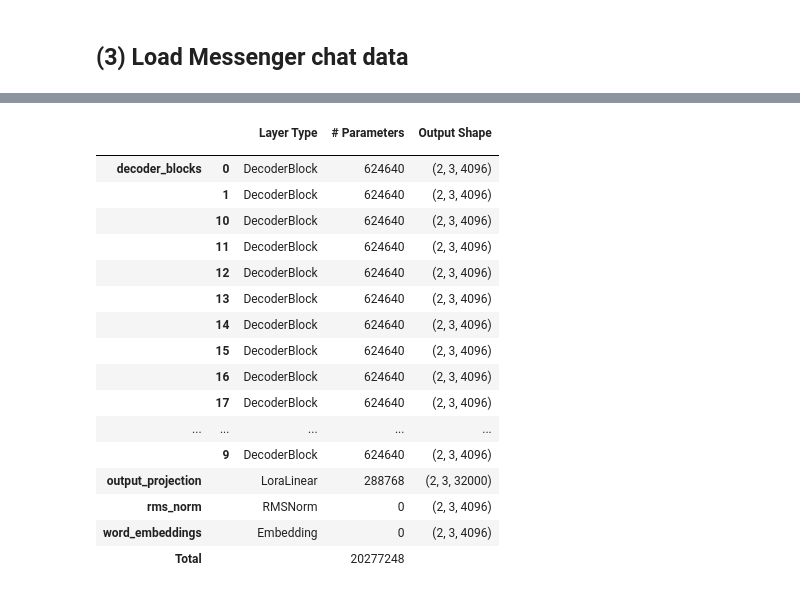
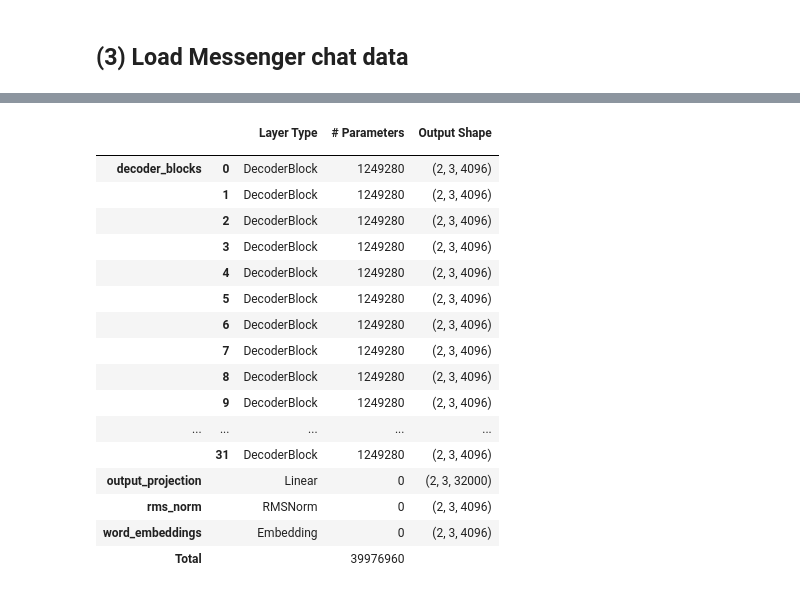
Before and after one commit to johnma2006/candle, a Jupyter notebook: experiments/nlp_experiments/5.0 LoRA fine-tuning Llama on my Messenger chats.ipynb, the cells around one changed output, grey strips where cells are left out. Saved outputs shown, nothing was run; the diff lists cells and outputs as text; code cells hidden in the pictures.

```diff
--- a/experiments/nlp_experiments/5.0 LoRA fine-tuning Llama on my Messenger chats.ipynb
+++ b/experiments/nlp_experiments/5.0 LoRA fine-tuning Llama on my Messenger chats.ipynb
@@ -113,34 +136,35 @@ os.environ['TRANSFORMERS_CACHE'] = '/mnt/disks/disk1'
 
 MODEL_SIZE = '7b-chat'
 model = candle.models.llama.Llama.from_pretrained(MODEL_SIZE, MODEL_DIR)
-# %%
-# Wrap with LoRA adapters
-
-lora_config = candle.nlp.lora.LoraConfig(rank=config.LORA_RANK,
-                                         alpha=config.LORA_ALPHA,
-                                         dropout=config.LORA_DROPOUT)
-model = candle.nlp.lora.lora_wrapper(model, lora_config)
-
-model.summary(input_shape=(2, 3))
-# %% [output]
-|  |  | Layer Type | # Parameters | Output Shape |
-|  |  |  |  |  |
-| decoder_blocks | 0 | DecoderBlock | 624640 | (2, 3, 4096) |
-|  | 1 | DecoderBlock | 624640 | (2, 3, 4096) |
-|  | 10 | DecoderBlock | 624640 | (2, 3, 4096) |
-|  | 11 | DecoderBlock | 624640 | (2, 3, 4096) |
-|  | 12 | DecoderBlock | 624640 | (2, 3, 4096) |
-|  | 13 | DecoderBlock | 624640 | (2, 3, 4096) |
-|  | 14 | DecoderBlock | 624640 | (2, 3, 4096) |
-|  | 15 | DecoderBlock | 624640 | (2, 3, 4096) |
-|  | 16 | DecoderBlock | 624640 | (2, 3, 4096) |
-|  | 17 | DecoderBlock | 624640 | (2, 3, 4096) |
-| ... | ... | ... | ... | ... |
-|  | 9 | DecoderBlock | 624640 | (2, 3, 4096) |
-| output_projection |  | LoraLinear | 288768 | (2, 3, 32000) |
-| rms_norm |  | RMSNorm | 0 | (2, 3, 4096) |
-| word_embeddings |  | Embedding | 0 | (2, 3, 4096) |
-| Total |  |  | 20277248 |  |
+# %%
+# Wrap with LoRA adapters
+
+lora_config = candle.nlp.lora.LoraConfig(rank=config.LORA_RANK,
+                                         alpha=config.LORA_ALPHA,
+                                         dropout=config.LORA_DROPOUT,
+                                         keys=['ffn', 'attn'])
+model = candle.nlp.lora.lora_wrapper(model, lora_config)
+
+model.summary(input_shape=(2, 3))
+# %% [output]
+|  |  | Layer Type | # Parameters | Output Shape |
+|  |  |  |  |  |
+| decoder_blocks | 0 | DecoderBlock | 1249280 | (2, 3, 4096) |
+|  | 1 | DecoderBlock | 1249280 | (2, 3, 4096) |
+|  | 2 | DecoderBlock | 1249280 | (2, 3, 4096) |
+|  | 3 | DecoderBlock | 1249280 | (2, 3, 4096) |
+|  | 4 | DecoderBlock | 1249280 | (2, 3, 4096) |
+|  | 5 | DecoderBlock | 1249280 | (2, 3, 4096) |
+|  | 6 | DecoderBlock | 1249280 | (2, 3, 4096) |
+|  | 7 | DecoderBlock | 1249280 | (2, 3, 4096) |
+|  | 8 | DecoderBlock | 1249280 | (2, 3, 4096) |
+|  | 9 | DecoderBlock | 1249280 | (2, 3, 4096) |
+| ... | ... | ... | ... | ... |
+|  | 31 | DecoderBlock | 1249280 | (2, 3, 4096) |
+| output_projection |  | Linear | 0 | (2, 3, 32000) |
+| rms_norm |  | RMSNorm | 0 | (2, 3, 4096) |
+| word_embeddings |  | Embedding | 0 | (2, 3, 4096) |
+| Total |  |  | 39976960 |  |
 # %%
 optimizer = candle.optimizer.AdamW(model.parameters(),
                                    learning_rate=config.LEARNING_RATE,
```
Also changed, not shown: parts of 22 cells of this notebook, 2 other files.
